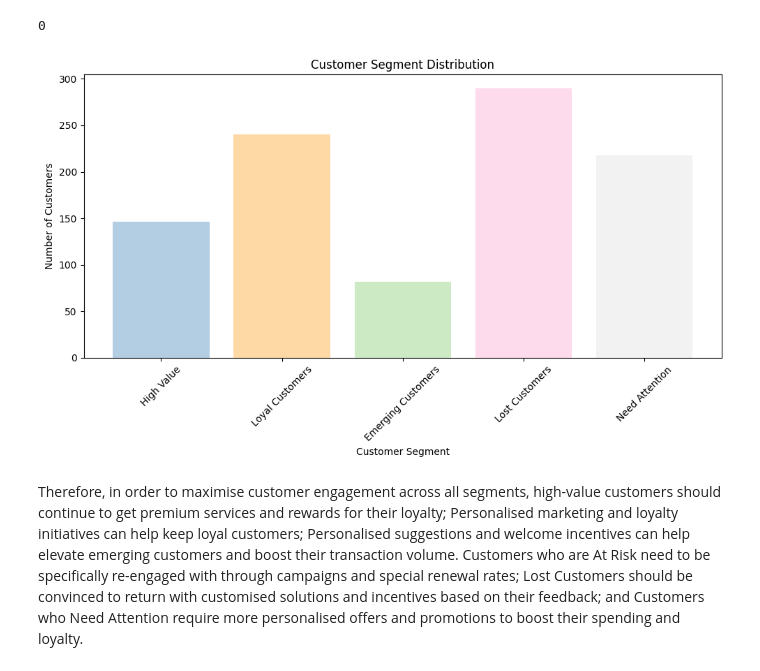
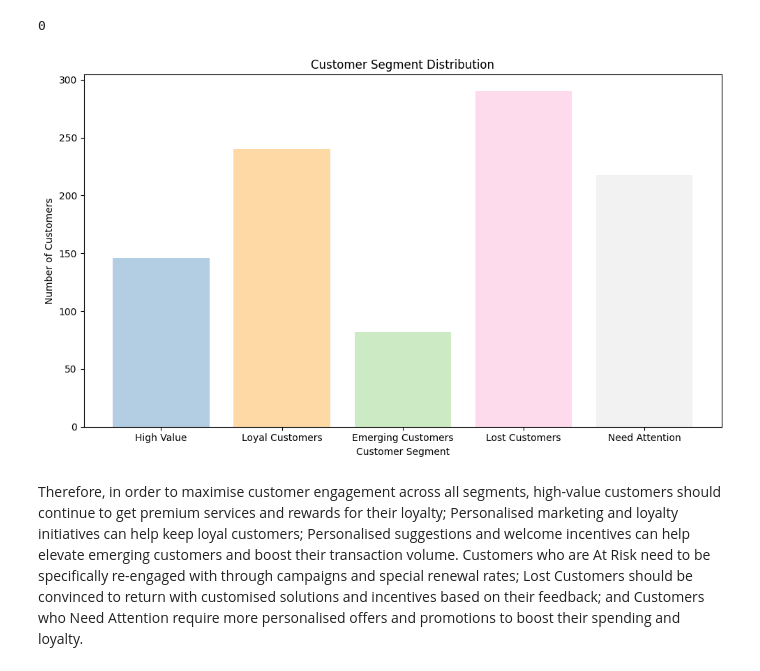
Before and after one commit to UoB-DSMP-2023-24/dsmp-2024-group-35, a Jupyter notebook: DSMP_DS2.ipynb, the cells around one changed output. Drawn from its saved outputs; the diff is of its cells as text; code cells hidden in the pictures.

```diff
--- a/DSMP_DS2.ipynb
+++ b/DSMP_DS2.ipynb
@@ -294,18 +299,17 @@ rfm_scores['Customer Segment'].isnull().sum()
 # %%
 
 customer_segments = ['High Value','Loyal Customers', 'Emerging Customers','Lost Customers', 'Need Attention']
 counts = [146,240,82,290,218]
 
 plt.figure(figsize=(10, 6))
 plt.bar(customer_segments, counts, color=['#B3CDE3', '#FED9A6', '#CCEBC5', '#FDDAEC', '#F2F2F2'])
 plt.title('Customer Segment Distribution')
 plt.xlabel('Customer Segment')
 plt.ylabel('Number of Customers')
-plt.xticks(rotation=45)
 plt.tight_layout()
 plt.show()
 # %% [output]
-[figure, old version]
+[figure, new version]
 # %% [markdown]
 Therefore, in order to maximise customer engagement across all segments, high-value customers should continue to get premium services and rewards for their loyalty; Personalised marketing and loyalty initiatives can help keep loyal customers; Personalised suggestions and welcome incentives can help elevate emerging customers and boost their transaction volume. Customers who are At Risk need to be specifically re-engaged with through campaigns and special renewal rates; Lost Customers should be convinced to return with customised solutions and incentives based on their feedback; and Customers who Need Attention require more personalised offers and promotions to boost their spending and loyalty.
 # %% [markdown]
```
Also changed, not shown: parts of 12 cells of this notebook, 1 other file.
